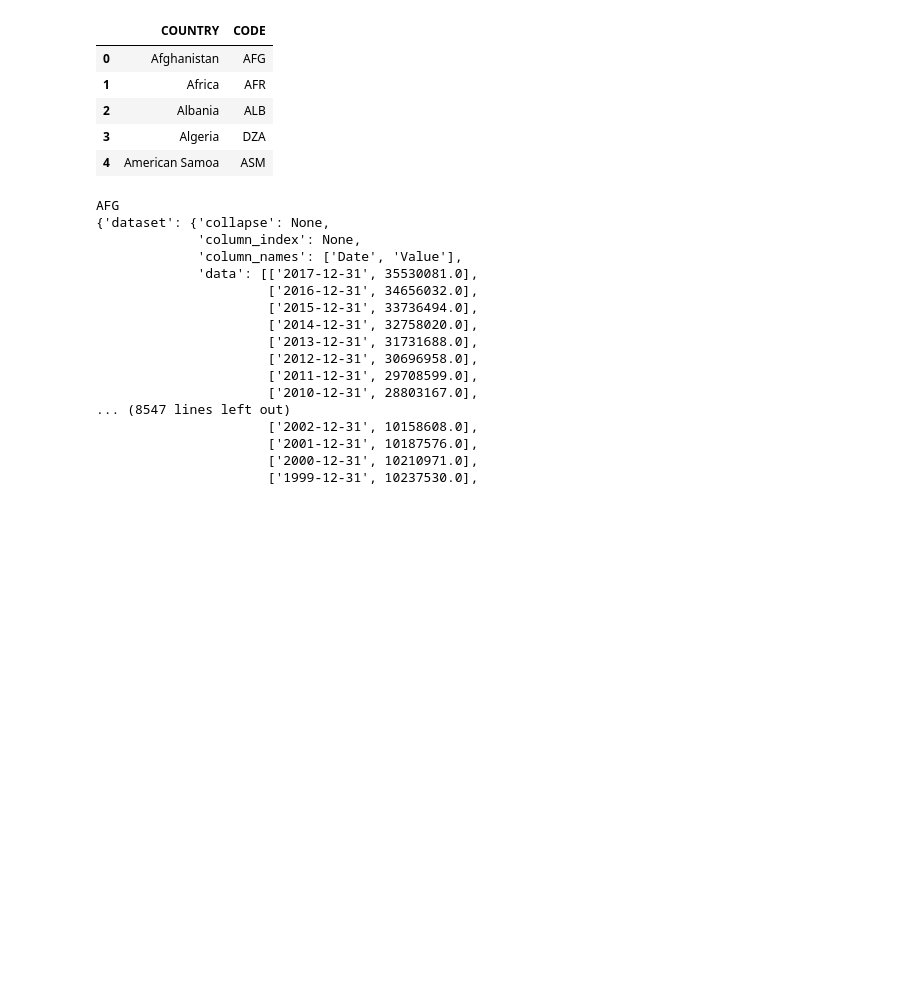
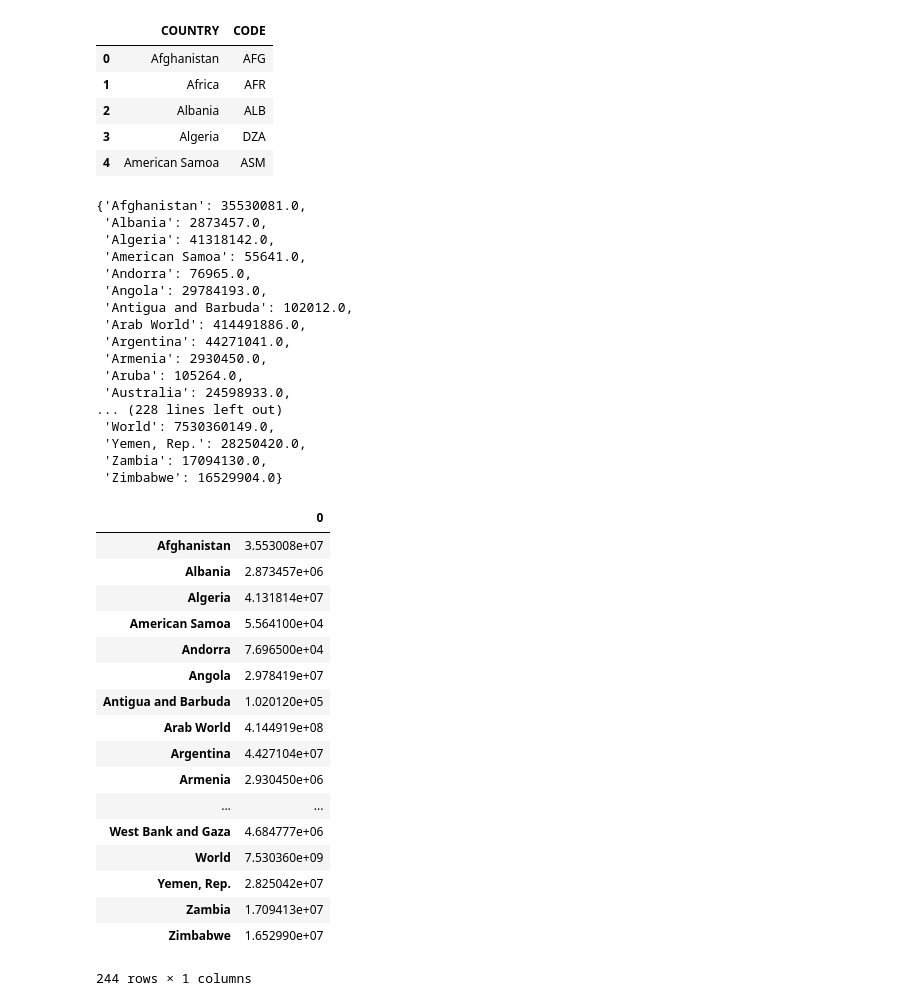
Before and after one commit to andrew-skinner/Project2, a Jupyter notebook: Project2/api_request.ipynb, the cells around one changed output. Cells and saved outputs as stored; diff of their text form; code cells hidden in the pictures; blank space fills up the shorter version.

```diff
--- a/Project2/api_request.ipynb
+++ b/Project2/api_request.ipynb
@@ -21,29 +21,34 @@ country_codes.head()
 | 3 | Algeria | DZA |
 | 4 | American Samoa | ASM |
 # %%
+population = {}
 for index, row in country_codes.iterrows():
-    var = row["CODE"]
-    print(var)
-    dataset = "_SP_POP_TOTL"
-    query = base_url + var + dataset + "?&" + api_key
-    response = requests.get(query)
-    data = response.json()
-    pprint.pprint(data)
+    try:
+        var = row["CODE"]
+        country = row["COUNTRY"]
+        dataset = "_SP_POP_TOTL"
+        query = base_url + var + dataset + "?&" + api_key
+        response = requests.get(query)
+        data = response.json()
+        population.update({country: (data['dataset']['data'])[0][1]})
+    except KeyError:
+        continue
+population
 # %% [output]
-AFG
-{'dataset': {'collapse': None,
-             'column_index': None,
-             'column_names': ['Date', 'Value'],
-             'data': [['2017-12-31', 35530081.0],
-                      ['2016-12-31', 34656032.0],
-                      ['2015-12-31', 33736494.0],
-                      ['2014-12-31', 32758020.0],
-                      ['2013-12-31', 31731688.0],
-                      ['2012-12-31', 30696958.0],
-                      ['2011-12-31', 29708599.0],
-                      ['2010-12-31', 28803167.0],
-... (8547 lines left out)
-                      ['2002-12-31', 10158608.0],
-                      ['2001-12-31', 10187576.0],
-                      ['2000-12-31', 10210971.0],
-                      ['1999-12-31', 10237530.0],
+{'Afghanistan': 35530081.0,
+ 'Albania': 2873457.0,
+ 'Algeria': 41318142.0,
+ 'American Samoa': 55641.0,
+ 'Andorra': 76965.0,
+ 'Angola': 29784193.0,
+ 'Antigua and Barbuda': 102012.0,
+ 'Arab World': 414491886.0,
+ 'Argentina': 44271041.0,
+ 'Armenia': 2930450.0,
+ 'Aruba': 105264.0,
+ 'Australia': 24598933.0,
+... (228 lines left out)
+ 'World': 7530360149.0,
+ 'Yemen, Rep.': 28250420.0,
+ 'Zambia': 17094130.0,
+ 'Zimbabwe': 16529904.0}
@@ -54,0 +55,23 @@ for item in data:
+# %%
+df = pd.DataFrame.from_dict(population, orient='index')
+# %%
+df
+# %% [output]
+|  | 0 |
+| Afghanistan | 3.553008e+07 |
+| Albania | 2.873457e+06 |
+| Algeria | 4.131814e+07 |
+| American Samoa | 5.564100e+04 |
+| Andorra | 7.696500e+04 |
+| Angola | 2.978419e+07 |
+| Antigua and Barbuda | 1.020120e+05 |
+| Arab World | 4.144919e+08 |
+| Argentina | 4.427104e+07 |
+| Armenia | 2.930450e+06 |
+| ... | ... |
+| West Bank and Gaza | 4.684777e+06 |
+| World | 7.530360e+09 |
+| Yemen, Rep. | 2.825042e+07 |
+| Zambia | 1.709413e+07 |
+| Zimbabwe | 1.652990e+07 |
+244 rows × 1 columns
```
Also changed, not shown: parts of 4 cells of this notebook.
